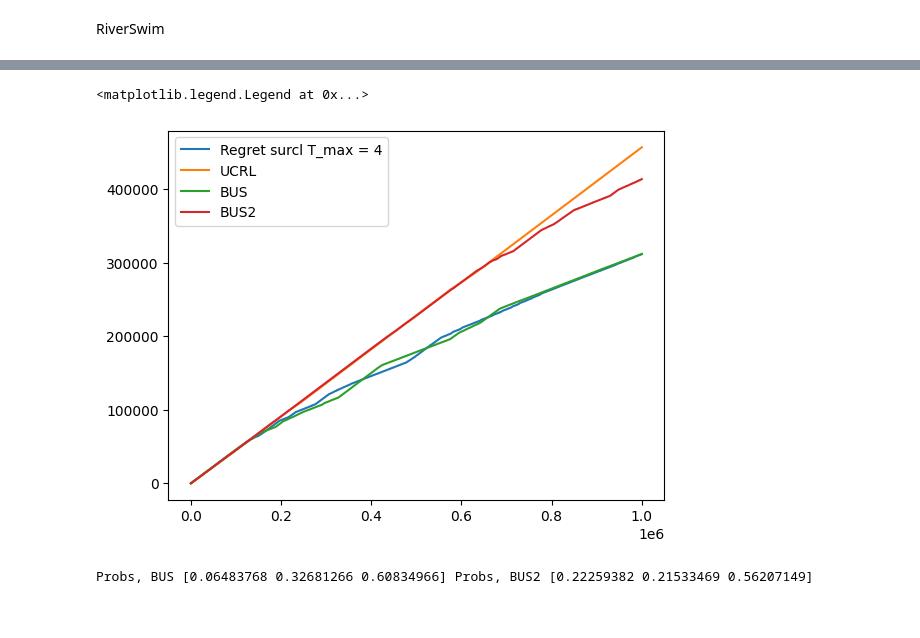
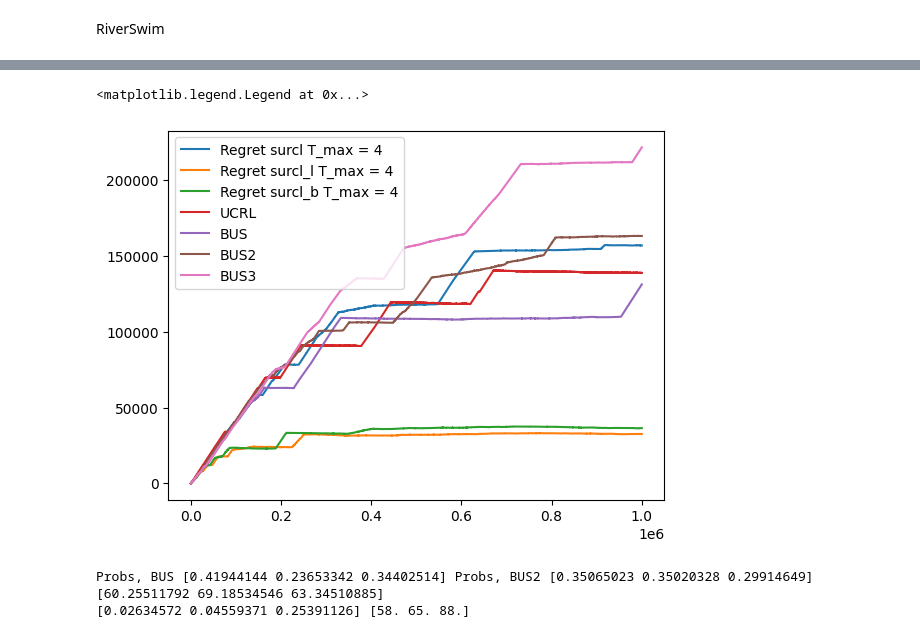
Before and after one commit to Asbjoern00/Bachelor_code, a Jupyter notebook: experiments.ipynb, the cells around one changed output, grey strips where cells are left out. Cells and saved outputs as stored; diff of their text form; code cells hidden in the pictures.

Commit message:
Brunskill and Bus3

```diff
--- a/experiments.ipynb
+++ b/experiments.ipynb
@@ -117,12 +89,17 @@ Probs, BUS [0.16989104 0.23303971 0.10403136 0.49303789] Probs, BUS2 [0.05609029
 # %% [markdown]
 RiverSwim
 # %%
-env_smdp = rs.riverswim(nS=15, T_max=4)
-env_ucrl = rs.riverswim(nS=15, T_max=1)
-ucrl_naive = ucrl.UCRL2(nS=15, nA = 2, delta = 0.05)
-smdp_ucrl = ucrlS.UCRL_SMDP(nS = 15, nA = 2, delta = 0.05, b_r=1,b_tau=1,sigma_r=1/2, sigma_tau=None, r_max=1,tau_min=1, tau_max=None, T_max = 4)
-Bus_ucrl = ucrlS.BUS(nS = 15, nA = 2, delta = 0.05, b_r=1,b_tau=1,sigma_r=1/2, sigma_tau=None, r_max=1,tau_min=1, tau_max=None, T_max_grid = np.array([5,10,15]))
-Bus2_ucrl = ucrlS.BUS2(nS = 15, nA = 2, delta = 0.05, b_r=1,b_tau=1,sigma_r=1/2,r_max=1,tau_min=1, T_max_grid = np.array([5,10,15]))
+env_smdp = rs.riverswim(nS=8, T_max=4)
+env_ucrl = rs.riverswim(nS=8, T_max=1)
+ucrl_naive = ucrl.UCRL2(nS=8, nA = 2, delta = 0.05)
+smdp_ucrl = ucrlS.UCRL_SMDP(nS = 8, nA = 2, delta = 0.05, b_r=1,b_tau=1,sigma_r=None, sigma_tau=None, r_max=1,tau_min=1, tau_max=None, T_max = 4,imprv=0)
+# propose new confidence sets.
+smdp_ucrl_l = ucrlS.UCRL_SMDP(nS = 8, nA = 2, delta = 0.05/6, b_r=1,b_tau=1,sigma_r=None, sigma_tau=None, r_max=1,tau_min=1, tau_max=None, T_max = 4,imprv=1)
+# propose new Brunskill-confidence sets.
+smdp_ucrl_b = ucrlS.UCRL_SMDP(nS = 8, nA = 2, delta = 0.05/6, b_r=1,b_tau=1,sigma_r=None, sigma_tau=None, r_max=1,tau_min=1, tau_max=None, T_max = 4,imprv=2)
+
+Bus_ucrl = ucrlS.BUS(nS = 8, nA = 2, delta = 0.05, b_r=1,b_tau=1,sigma_r=None, sigma_tau=None, r_max=1,tau_min=1, tau_max=None, T_max_grid = np.array([2,4,6]),imprv=0)
+Bus2_ucrl = ucrlS.BUS2(nS = 8, nA = 2, delta = 0.05, b_r=1,b_tau=1,r_max=1,tau_min=1, T_max_grid = np.array([2,4,6]),imprv=0)
+Bus3_ucrl = ucrlS.BUS3(nS = 8, nA = 2, delta = 0.05, b_r=1,b_tau=1,r_max=1,tau_min=1, T_max_grid = np.array([2,4,6]),imprv=0)
+
 _,_,_,gstar = utils.VI(env_ucrl)
-print(gstar)
-print(utils.QL_SMDP(env_ucrl,T=10**4))
@@ -147,5 +106,5 @@ print(utils.QL_SMDP(env_ucrl,T=10**4))
 # %%
 reward_ucrl,tau_ucrl = utils.run_experiment(env_ucrl, ucrl_naive, T = 10**6)
 reward_sucrl,tau_sucrl = utils.run_experiment(env_smdp, smdp_ucrl, T = 10**6)
-reward_bus,tau_bus = utils.run_experiment(env_smdp, Bus_ucrl, T = 10**6)
-reward_bus2,tau_bus2 = utils.run_experiment(env_smdp, Bus2_ucrl, T = 10**6)
+reward_sucrl_l,tau_sucrl_l = utils.run_experiment(env_smdp, smdp_ucrl_l, T = 10**6)
+reward_sucrl_b,tau_sucrl_b = utils.run_experiment(env_smdp, smdp_ucrl_b, T = 10**6)
@@ -152,21 +114,37 @@ reward_bus2,tau_bus2 = utils.run_experiment(env_smdp, Bus2_ucrl, T = 10**6)
+# %%
+reward_bus3,tau_bus3 = utils.run_experiment(env_smdp, Bus3_ucrl, T = 10**6)
 # %%
 regret_ucrl = utils.calc_regret(reward=reward_ucrl, tau = tau_ucrl, optimal_gain=gstar)
 regret_sucrl = utils.calc_regret(reward=reward_sucrl, tau = tau_sucrl, optimal_gain=gstar)
+regret_sucrl_l = utils.calc_regret(reward=reward_sucrl_l, tau = tau_sucrl_l, optimal_gain=gstar)
+regret_sucrl_b = utils.calc_regret(reward=reward_sucrl_b, tau = tau_sucrl_b, optimal_gain=gstar)
+
 regrets_bus = utils.calc_regret(reward=reward_bus, tau = tau_bus, optimal_gain=gstar)
 regrets_bus2 = utils.calc_regret(reward=reward_bus2, tau = tau_bus2, optimal_gain=gstar)
+regrets_bus3 = utils.calc_regret(reward=reward_bus3, tau = tau_bus3, optimal_gain=gstar)
 # %%
 plt.plot(regret_sucrl, label = "Regret surcl T_max = 4")
+plt.plot(regret_sucrl_l, label = "Regret surcl_l T_max = 4")
+plt.plot(regret_sucrl_b, label = "Regret surcl_b T_max = 4")
+
+
 
 plt.plot(regret_ucrl, label = "UCRL")
 plt.plot(regrets_bus, label = "BUS")
 
 plt.plot(regrets_bus2, label = "BUS2")
+plt.plot(regrets_bus3, label = "BUS3")
+
 plt.legend()
 # %% [output]
 <matplotlib.legend.Legend at 0x...>
-[figure, old version]
+[figure, new version]
 # %%
 print("Probs, BUS",Bus_ucrl.current_sample_prop , "Probs, BUS2", Bus2_ucrl.current_sample_prop)
 #Bus_ucrl.n_episodes
+print(Bus_ucrl.loss_grid)
+print(Bus3_ucrl.mu,Bus3_ucrl.Nk_bandit) # First is the mean, second is number of times each arm played (in episode sense).
 # %% [output]
-Probs, BUS [0.06483768 0.32681266 0.60834966] Probs, BUS2 [0.22259382 0.21533469 0.56207149]
+Probs, BUS [0.41944144 0.23653342 0.34402514] Probs, BUS2 [0.35065023 0.35020328 0.29914649]
+[60.25511792 69.18534546 63.34510885]
+[0.02634572 0.04559371 0.25391126] [58. 65. 88.]
```
Also changed, not shown: parts of 16 cells of this notebook, 5 other files.
